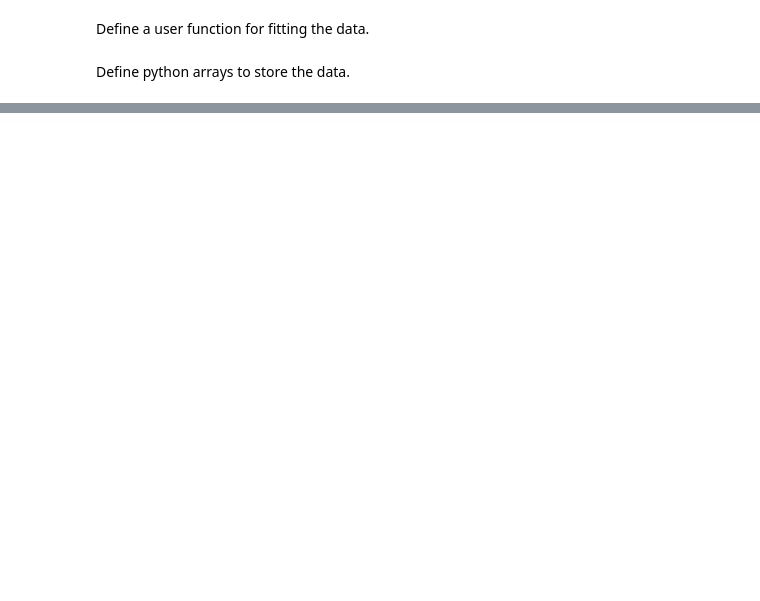
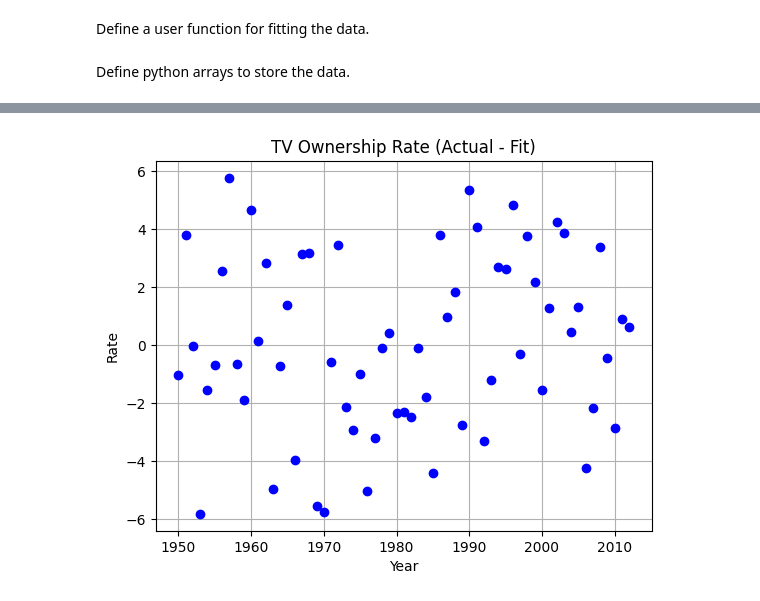
Before and after one commit to wutmeownow/phys441, a Jupyter notebook: JupyterNotebooks/Fitting/graph_tv.ipynb, the cells around one changed output, grey strips where cells are left out. Cells and saved outputs as stored; diff of their text form; code cells hidden in the pictures; blank space fills up the shorter version.

```diff
--- a/JupyterNotebooks/Fitting/graph_tv.ipynb
+++ b/JupyterNotebooks/Fitting/graph_tv.ipynb
@@ -113,16 +124,25 @@ c2.Draw()
 # %%
 diff = array('d')
 for i in range(0,npoints):
-    yfit = fitfunction_python(xx[i],parfit)
+    yfit = fitfunction(xx[i],fit_params)
     diff.append(yy[i]-yfit)
-
-gr3 = TGraph(npoints,xx,diff)
-gr3.SetMarkerColor(4)
-gr3.SetMarkerStyle(21)
-gr3.SetTitle("TV Ownership Rate (Actual - Fit)")
-gr3.GetXaxis().SetTitle("Year")
-gr3.GetYaxis().SetTitle("Rate")
-
-c2.cd()
-gr3.Draw("AP")
-c2.Draw()
+# %%
+import matplotlib.pyplot as plt
+import numpy as np
+
+# Create a figure and axes
+fig, ax = plt.subplots()
+
+# Plot the data for the difference between actual and fit values
+ax.plot(xx, diff, 'bo', label='Data')
+
+# Set title and labels for the difference plot
+ax.set_title('TV Ownership Rate (Actual - Fit)')
+ax.set_xlabel('Year')
+ax.set_ylabel('Rate')
+# Set grid lines
+ax.grid(True)
+# Show the plot
+plt.show()
+# %% [output]
+[figure, added]
```
Also changed, not shown: parts of 18 cells of this notebook, 2 other files.
